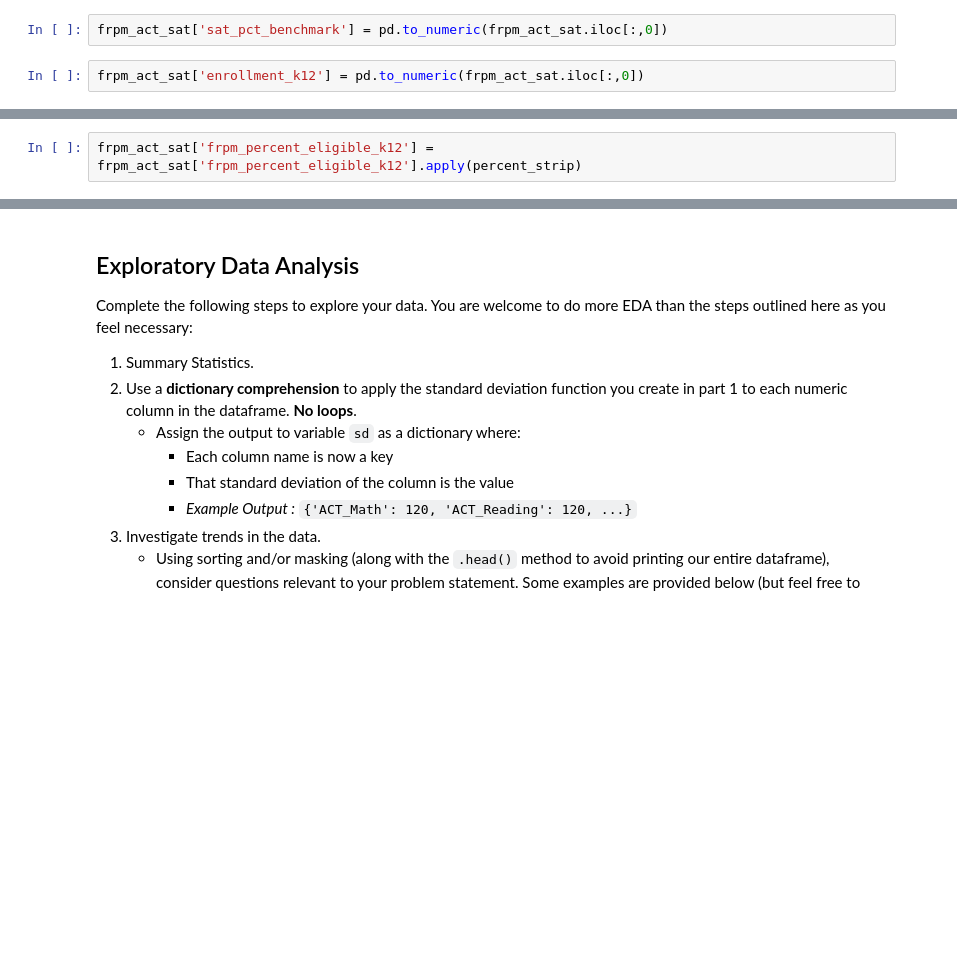
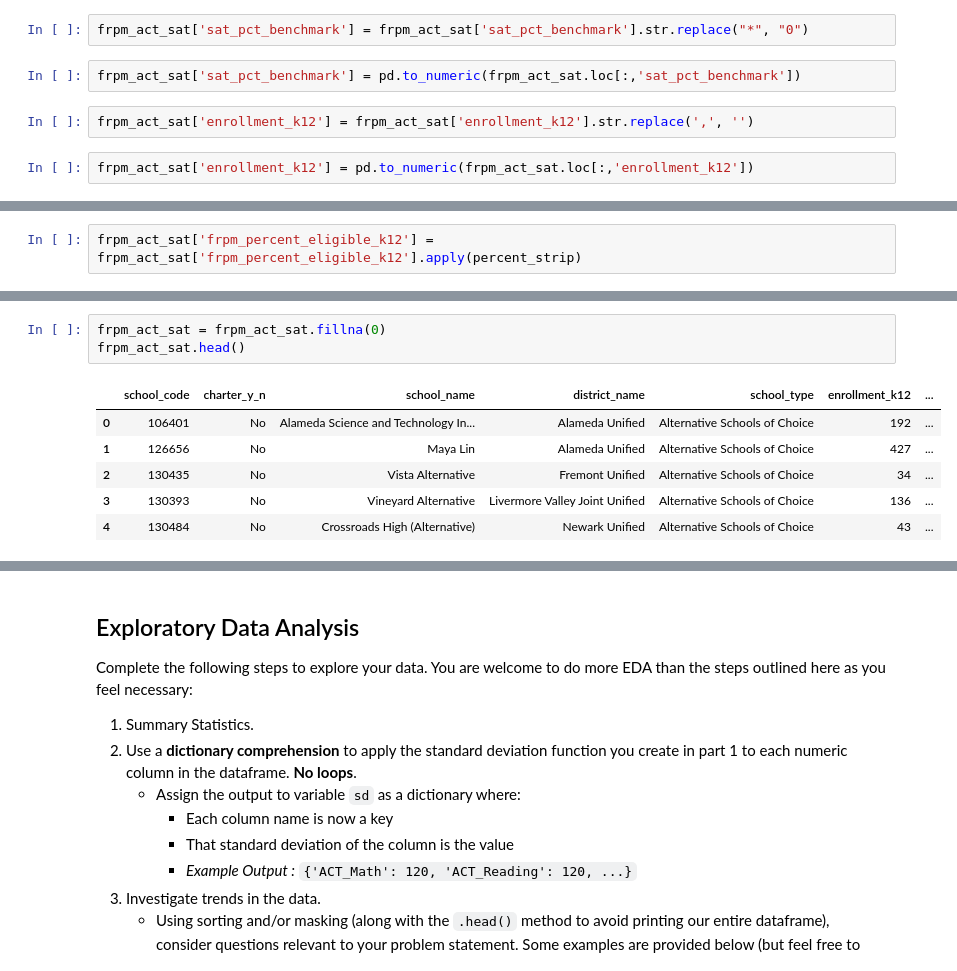
Before and after one commit to brandiehatch/project-1, a Jupyter notebook: hatch_frpm_sat_act_ca_2022.ipynb, the cells around one changed output, grey strips where cells are left out. Drawn from its saved outputs; the diff is of its cells as text; blank space fills up the shorter version.

```diff
--- a/hatch_frpm_sat_act_ca_2022.ipynb
+++ b/hatch_frpm_sat_act_ca_2022.ipynb
@@ -565,7 +559,11 @@ frpm_act_sat['sat_tot_num_benchmark'] = pd.to_numeric(frpm_act_sat.iloc[:,0])
+# %%
+frpm_act_sat['sat_pct_benchmark'] = frpm_act_sat['sat_pct_benchmark'].str.replace("*", "0")
 # %%
-frpm_act_sat['sat_pct_benchmark'] = pd.to_numeric(frpm_act_sat.iloc[:,0])
+frpm_act_sat['sat_pct_benchmark'] = pd.to_numeric(frpm_act_sat.loc[:,'sat_pct_benchmark'])
+# %%
+frpm_act_sat['enrollment_k12'] = frpm_act_sat['enrollment_k12'].str.replace(',', '')
 # %%
-frpm_act_sat['enrollment_k12'] = pd.to_numeric(frpm_act_sat.iloc[:,0])
+frpm_act_sat['enrollment_k12'] = pd.to_numeric(frpm_act_sat.loc[:,'enrollment_k12'])
 # %%
 def percent_strip(string):
     clean = float(string.strip('%')) / 100
@@ -599,3 +597,13 @@ memory usage: 366.5+ KB
+# %%
+frpm_act_sat = frpm_act_sat.fillna(0)
+frpm_act_sat.head()
+# %% [output]
+|  | school_code | charter_y_n | school_name | district_name | school_type | enrollment_k12 | ... |
+| 0 | 106401 | No | Alameda Science and Technology In... | Alameda Unified | Alternative Schools of Choice | 192 | ... |
+| 1 | 126656 | No | Maya Lin | Alameda Unified | Alternative Schools of Choice | 427 | ... |
+| 2 | 130435 | No | Vista Alternative | Fremont Unified | Alternative Schools of Choice | 34 | ... |
+| 3 | 130393 | No | Vineyard Alternative | Livermore Valley Joint Unified | Alternative Schools of Choice | 136 | ... |
+| 4 | 130484 | No | Crossroads High (Alternative) | Newark Unified | Alternative Schools of Choice | 43 | ... |
 # %%
 frpm_act_sat
 # %% [output]
```
Also changed, not shown: parts of 16 cells of this notebook, 1 other file.
